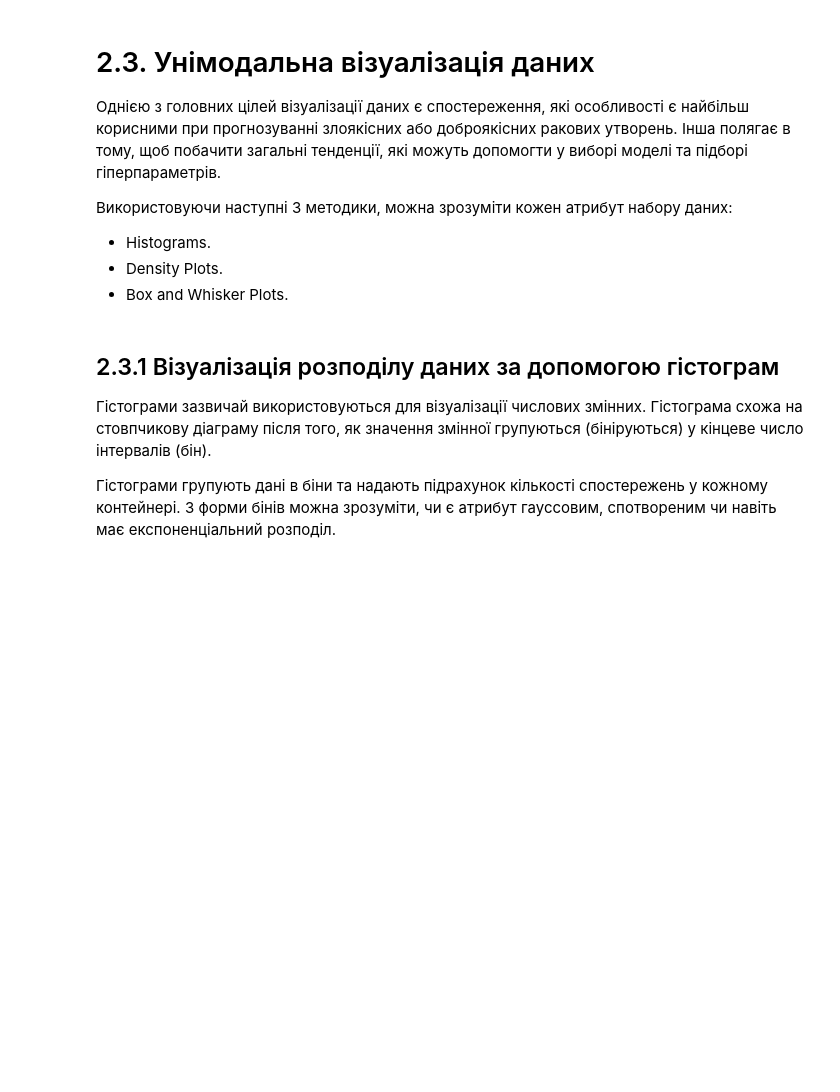
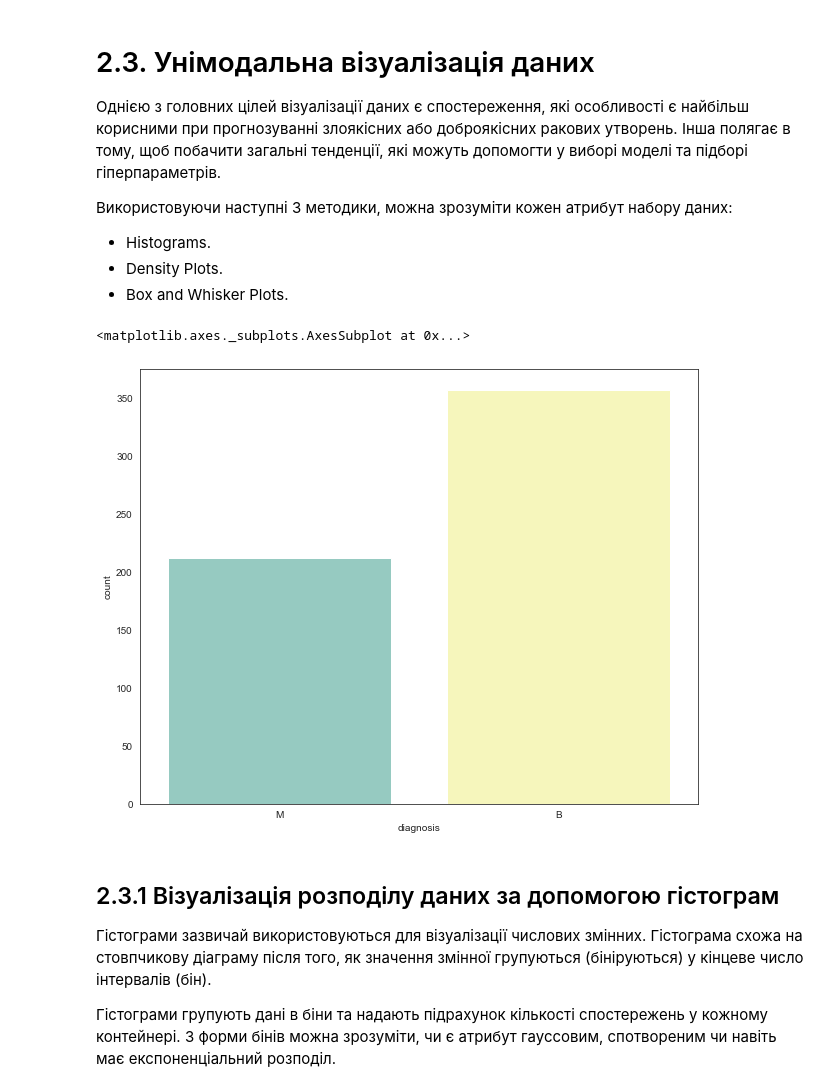
Before and after one commit to YehorDiachenko/Breast-Cancer, a Jupyter notebook: 2 Exploratory Data Analysis.ipynb, the cells around one changed output. Saved outputs shown, nothing was run; the diff lists cells and outputs as text; code cells hidden in the pictures; blank space fills up the shorter version.

Commit message:
fix: syntax errors and displaying diagrams

```diff
--- a/2 Exploratory Data Analysis.ipynb
+++ b/2 Exploratory Data Analysis.ipynb
@@ -68,8 +104,11 @@ data.skew()
 # %%
 # отримання частоти діагностики раку
 sns.set_style("white")
 sns.set_context({"figure.figsize": (10, 8)})
-#sns.countplot(data['diagnosis'],label='Count',palette="Set3")
+sns.countplot(data['diagnosis'],label='Count',palette="Set3")
+# %% [output]
+<matplotlib.axes._subplots.AxesSubplot at 0x...>
+[figure, added]
 # %% [markdown]
 ## 2.3.1 Візуалізація розподілу даних за допомогою гістограм
 Гістограми зазвичай використовуються для візуалізації числових змінних. Гістограма схожа на стовпчикову діаграму після того, як значення змінної групуються (бініруються) у кінцеве число інтервалів (бін).
```
Also changed, not shown: parts of 17 cells of this notebook.
